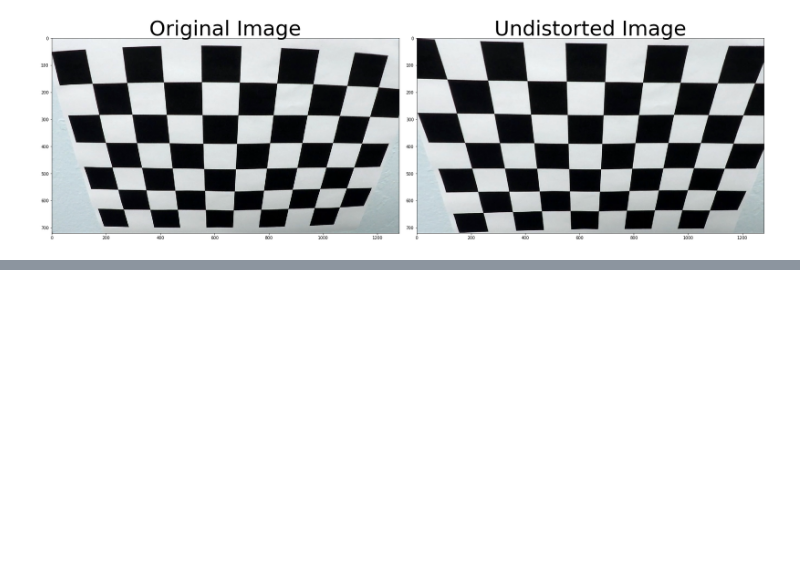
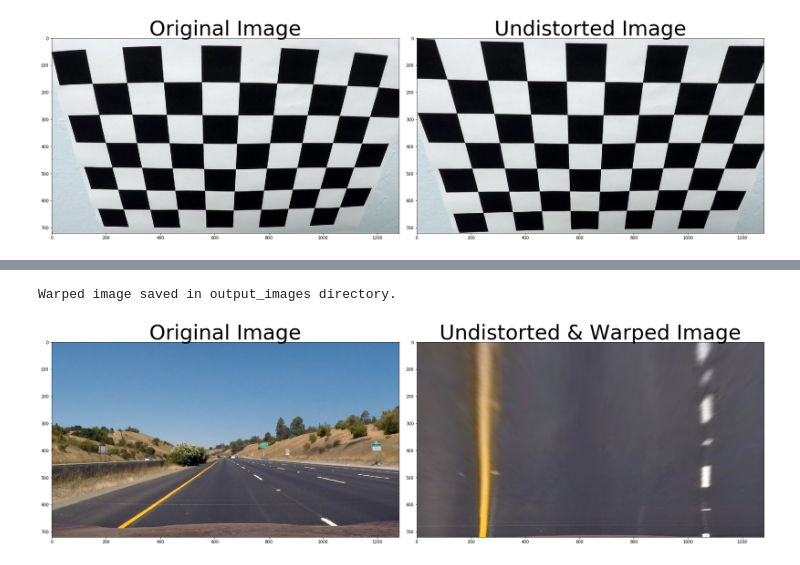
Before and after one commit to vinny-palumbo/AutonomousCars-AdvancedLaneLineDetection, a Jupyter notebook: pipeline.ipynb, the cells around one changed output, grey strips where cells are left out. Cells and saved outputs as stored; diff of their text form; code cells hidden in the pictures; blank space fills up the shorter version.

```diff
--- a/pipeline.ipynb
+++ b/pipeline.ipynb
@@ -176,0 +226,28 @@ plt.subplots_adjust(left=0., right=1, top=0.9, bottom=0.)
+# %%
+# test perspective transform on a test image
+
+# Read original image
+img = mpimg.imread('test_images/straight_lines1.jpg')
+
+# Return undistorted image
+undistorted = cal_undistort(img, objpoints, imgpoints)
+
+# Return warped image
+warped = warp(undistorted)
+
+# save warped image in 'output_images' folder
+image_to_write = cv2.cvtColor(warped, cv2.COLOR_RGB2BGR)
+cv2.imwrite('output_images/straight_lines1-warped.jpg', image_to_write)
+print('Warped image saved in output_images directory.')
+
+# plot original and undistorted & warped images side by side
+f, (ax1, ax2) = plt.subplots(1, 2, figsize=(24, 9))
+f.tight_layout()
+ax1.imshow(img)
+ax1.set_title('Original Image', fontsize=50)
+ax2.imshow(warped)
+ax2.set_title('Undistorted & Warped Image', fontsize=50)
+plt.subplots_adjust(left=0., right=1, top=0.9, bottom=0.)
+# %% [output]
+Warped image saved in output_images directory.
+[figure, added]
```
Also changed, not shown: parts of 7 cells of this notebook, 2 other files.
